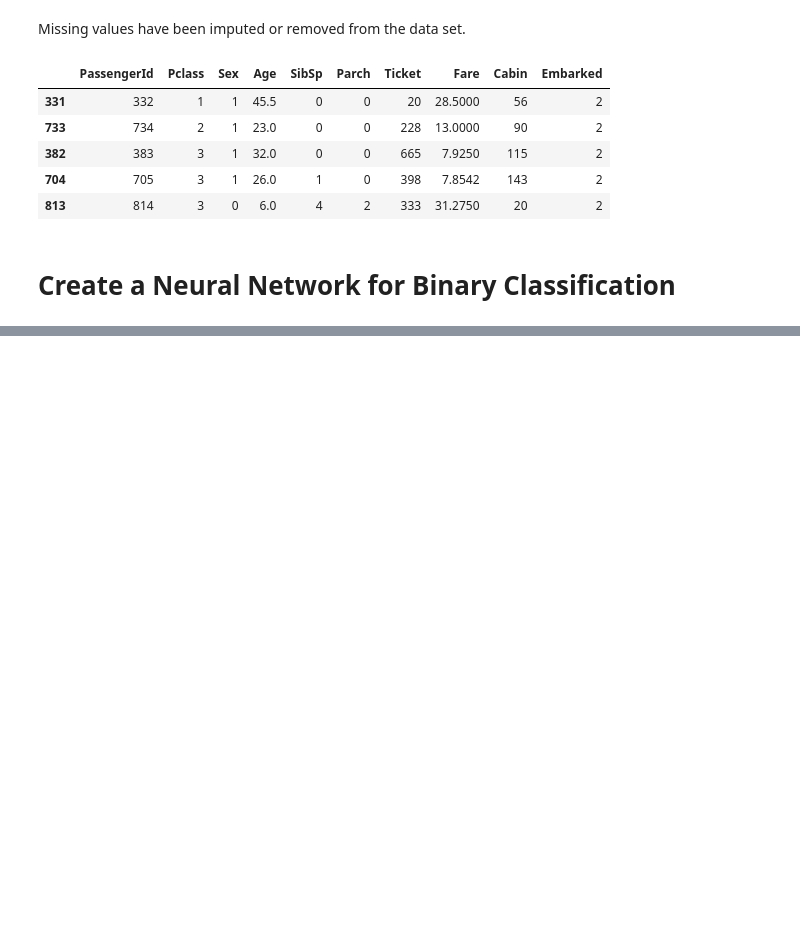
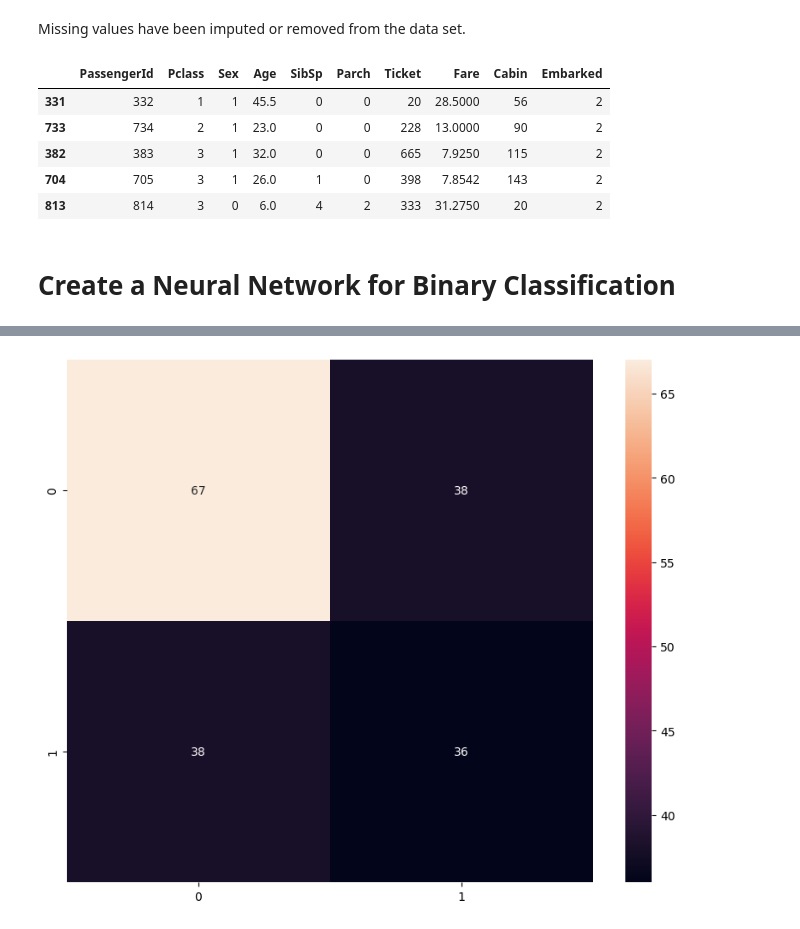
Before and after one commit to AammarTufail/six-months_python_for_data_science-mentorship-program, a Jupyter notebook: 00_projects/02_titanic_kaggle_competition/titanic_kaggle.ipynb, the cells around one changed output, grey strips where cells are left out. Drawn from its saved outputs; the diff is of its cells as text; code cells hidden in the pictures; blank space fills up the shorter version.

```diff
--- a/00_projects/02_titanic_kaggle_competition/titanic_kaggle.ipynb
+++ b/00_projects/02_titanic_kaggle_competition/titanic_kaggle.ipynb
@@ -402,0 +414,14 @@ Epoch 18/100
+# %%
+# create a confusion matrix
+from sklearn.metrics import confusion_matrix
+
+y_pred = model.predict(X_test)
+y_pred = (y_pred > 0.5)
+
+cm = confusion_matrix(y_test, y_pred)
+
+# plot the confusion matrix
+plt.figure(figsize=(10, 8))
+sns.heatmap(cm, annot=True, fmt='g')
+plt.show()
+# %% [output]
@@ -402,0 +429 @@ Epoch 18/100
+[figure, added]
```
Also changed, not shown: parts of 10 cells of this notebook, 9 other files.
